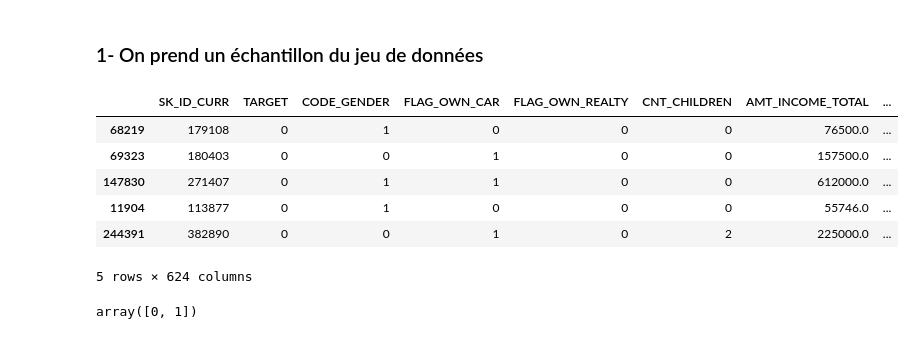
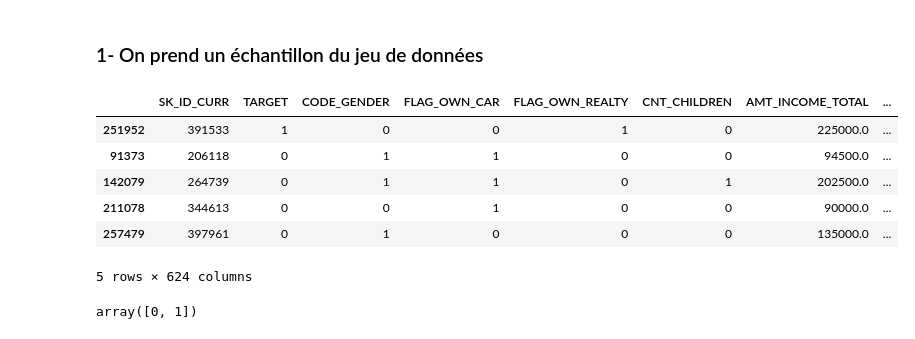
Before and after one commit to salma2302/Projet7_OC, a Jupyter notebook: CHAFAI_SALMA_2_dossier_code_112022/code_modelisation.ipynb, the cells around one changed output. Saved outputs shown, nothing was run; the diff lists cells and outputs as text; code cells hidden in the pictures.

```diff
--- a/CHAFAI_SALMA_2_dossier_code_112022/code_modelisation.ipynb
+++ b/CHAFAI_SALMA_2_dossier_code_112022/code_modelisation.ipynb
@@ -203,17 +196,17 @@ Decreased by 71.8%
 # %% [markdown]
 ### 1- On prend un échantillon du jeu de données
 # %%
-# On prend un échantillon de 100 clients
-df_sub = df.sample(100)
+# On prend un échantillon de 100 clients pour la partie test du dashboard
+df_sub = df_reduce.sample(100)
 #df_sub.drop(columns='TARGET', inplace=True)
 df_sub.head()
 # %% [output]
 |  | SK_ID_CURR | TARGET | CODE_GENDER | FLAG_OWN_CAR | FLAG_OWN_REALTY | CNT_CHILDREN | AMT_INCOME_TOTAL | ... |
-| 68219 | 179108 | 0 | 1 | 0 | 0 | 0 | 76500.0 | ... |
-| 69323 | 180403 | 0 | 0 | 1 | 0 | 0 | 157500.0 | ... |
-| 147830 | 271407 | 0 | 1 | 1 | 0 | 0 | 612000.0 | ... |
-| 11904 | 113877 | 0 | 1 | 0 | 0 | 0 | 55746.0 | ... |
-| 244391 | 382890 | 0 | 0 | 1 | 0 | 2 | 225000.0 | ... |
+| 251952 | 391533 | 1 | 0 | 0 | 1 | 0 | 225000.0 | ... |
+| 91373 | 206118 | 0 | 1 | 1 | 0 | 0 | 94500.0 | ... |
+| 142079 | 264739 | 0 | 1 | 1 | 0 | 1 | 202500.0 | ... |
+| 211078 | 344613 | 0 | 0 | 1 | 0 | 0 | 90000.0 | ... |
+| 257479 | 397961 | 0 | 1 | 0 | 0 | 0 | 135000.0 | ... |
 5 rows × 624 columns
 # %%
 df_sub.to_csv('echantillon.csv', index=False)
```
Also changed, not shown: parts of 40 cells of this notebook, 13 other files.
